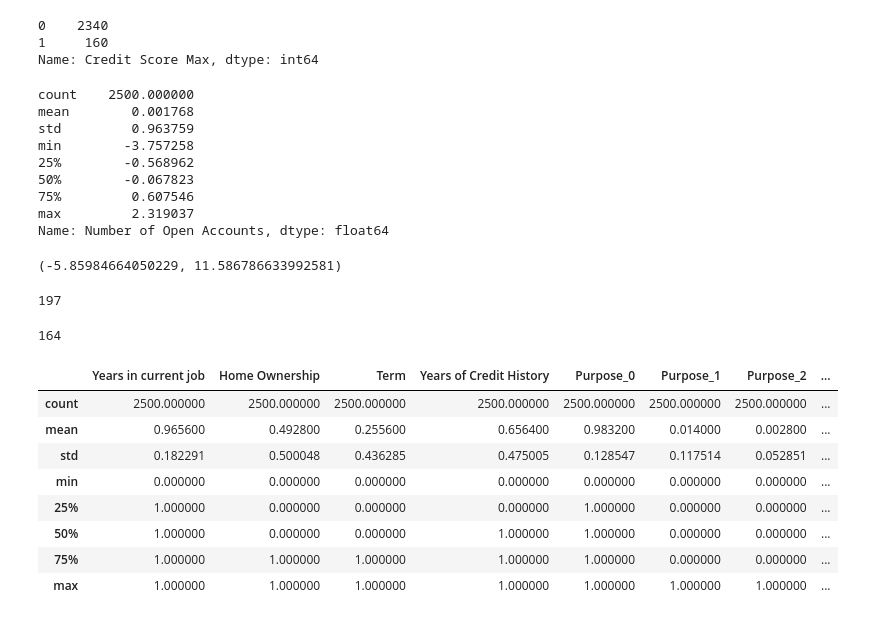
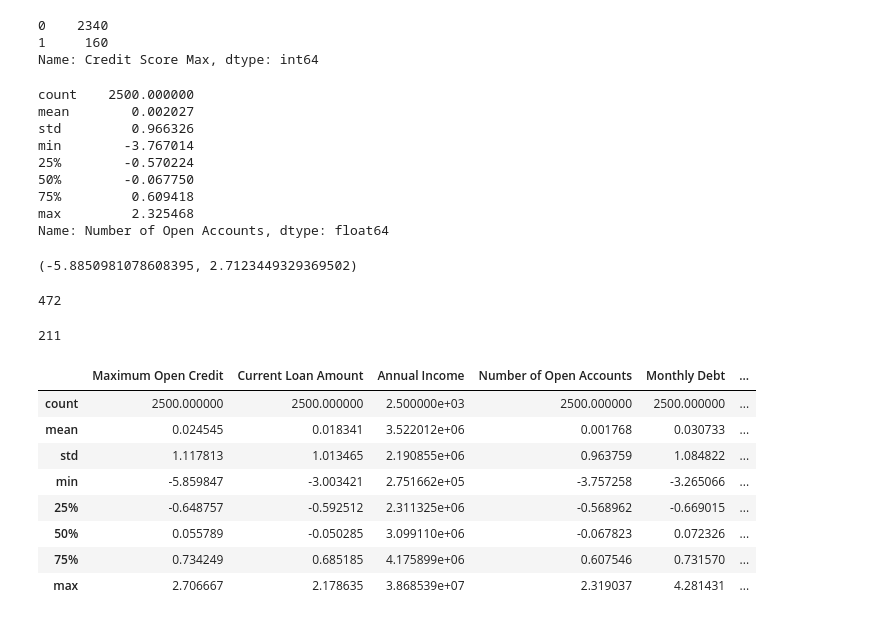
Before and after one commit to KirillKras/Python_DS_more, a Jupyter notebook: test_model.ipynb, the cells around one changed output. Saved outputs shown, nothing was run; the diff lists cells and outputs as text; code cells hidden in the pictures.

```diff
--- a/test_model.ipynb
+++ b/test_model.ipynb
@@ -233,6 +233,10 @@ sns.boxplot(df['Maximum Open Credit'])
 # %% [output]
 <matplotlib.axes._subplots.AxesSubplot at 0x...>
 [figure]
+# %%
+quant25, quant75 = np.quantile(df['Maximum Open Credit'], [.25, .75])
+iqr = sp.stats.iqr(df['Maximum Open Credit'])
+df.loc[(df['Maximum Open Credit'] < quant25-3*iqr)|(df['Maximum Open Credit'] > quant75+3*iqr), 'Maximum Open Credit'] = 478676.0
 # %%
 df['Maximum Open Credit'].sort_values(ascending=False).head(10)
 # %% [output]
@@ -543,7 +559,7 @@ Data columns (total 23 columns):
 dtypes: float64(9), int64(4), uint8(10)
 memory usage: 278.4 KB
 # %%
-df['Credit Score'] = sp.stats.yeojohnson(df['Credit Score'], lambdas['credit_score_lambda'])
+#df['Credit Score'] = sp.stats.yeojohnson(df['Credit Score'], lambdas['credit_score_lambda'])
 # %%
 sns.boxplot(df['Credit Score'])
 # %% [output]
@@ -603,13 +619,13 @@ Name: Credit Score Max, dtype: int64
 df['Number of Open Accounts'].describe()
 # %% [output]
 count    2500.000000
-mean        0.001768
-std         0.963759
-min        -3.757258
-25%        -0.568962
-50%        -0.067823
-75%         0.607546
-max         2.319037
+mean        0.002027
+std         0.966326
+min        -3.767014
+25%        -0.570224
+50%        -0.067750
+75%         0.609418
+max         2.325468
 Name: Number of Open Accounts, dtype: float64
 # %%
 with open('model_class.bin', 'rb') as f:
@@ -617,7 +633,7 @@ with open('model_class.bin', 'rb') as f:
 # %%
 df['Maximum Open Credit'].min(), df['Maximum Open Credit'].max()
 # %% [output]
-(-5.85984664050229, 11.586786633992581)
+(-5.8850981078608395, 2.7123449329369502)
 # %%
 df1 = deepcopy(df)
 # %%
@@ -633,23 +649,23 @@ y1 = (y_proba[:,1] > 0.4).astype(int)
 # %%
 len(y1[y1==1])
 # %% [output]
-197
+472
 # %%
 len(y[y==1])
 # %% [output]
-164
+211
 # %%
-df[CAT_FEATURES].describe()
+df[NUM_FEATURES].describe()
 # %% [output]
-|  | Years in current job | Home Ownership | Term | Years of Credit History | Purpose_0 | Purpose_1 | Purpose_2 | ... |
-| count | 2500.000000 | 2500.000000 | 2500.000000 | 2500.000000 | 2500.000000 | 2500.000000 | 2500.000000 | ... |
-| mean | 0.965600 | 0.492800 | 0.255600 | 0.656400 | 0.983200 | 0.014000 | 0.002800 | ... |
-| std | 0.182291 | 0.500048 | 0.436285 | 0.475005 | 0.128547 | 0.117514 | 0.052851 | ... |
-| min | 0.000000 | 0.000000 | 0.000000 | 0.000000 | 0.000000 | 0.000000 | 0.000000 | ... |
-| 25% | 1.000000 | 0.000000 | 0.000000 | 0.000000 | 1.000000 | 0.000000 | 0.000000 | ... |
-| 50% | 1.000000 | 0.000000 | 0.000000 | 1.000000 | 1.000000 | 0.000000 | 0.000000 | ... |
-| 75% | 1.000000 | 1.000000 | 1.000000 | 1.000000 | 1.000000 | 0.000000 | 0.000000 | ... |
-| max | 1.000000 | 1.000000 | 1.000000 | 1.000000 | 1.000000 | 1.000000 | 1.000000 | ... |
+|  | Maximum Open Credit | Current Loan Amount | Annual Income | Number of Open Accounts | Monthly Debt | ... |
+| count | 2500.000000 | 2500.000000 | 2.500000e+03 | 2500.000000 | 2500.000000 | ... |
+| mean | 0.024545 | 0.018341 | 3.522012e+06 | 0.001768 | 0.030733 | ... |
+| std | 1.117813 | 1.013465 | 2.190855e+06 | 0.963759 | 1.084822 | ... |
+| min | -5.859847 | -3.003421 | 2.751662e+05 | -3.757258 | -3.265066 | ... |
+| 25% | -0.648757 | -0.592512 | 2.311325e+06 | -0.568962 | -0.669015 | ... |
+| 50% | 0.055789 | -0.050285 | 3.099110e+06 | -0.067823 | 0.072326 | ... |
+| 75% | 0.734249 | 0.685185 | 4.175899e+06 | 0.607546 | 0.731570 | ... |
+| max | 2.706667 | 2.178635 | 3.868539e+07 | 2.319037 | 4.281431 | ... |
 # %%
 FEATURE_NAMES
 # %% [output]
```
Also changed, not shown: parts of 8 cells of this notebook, 4 other files.
